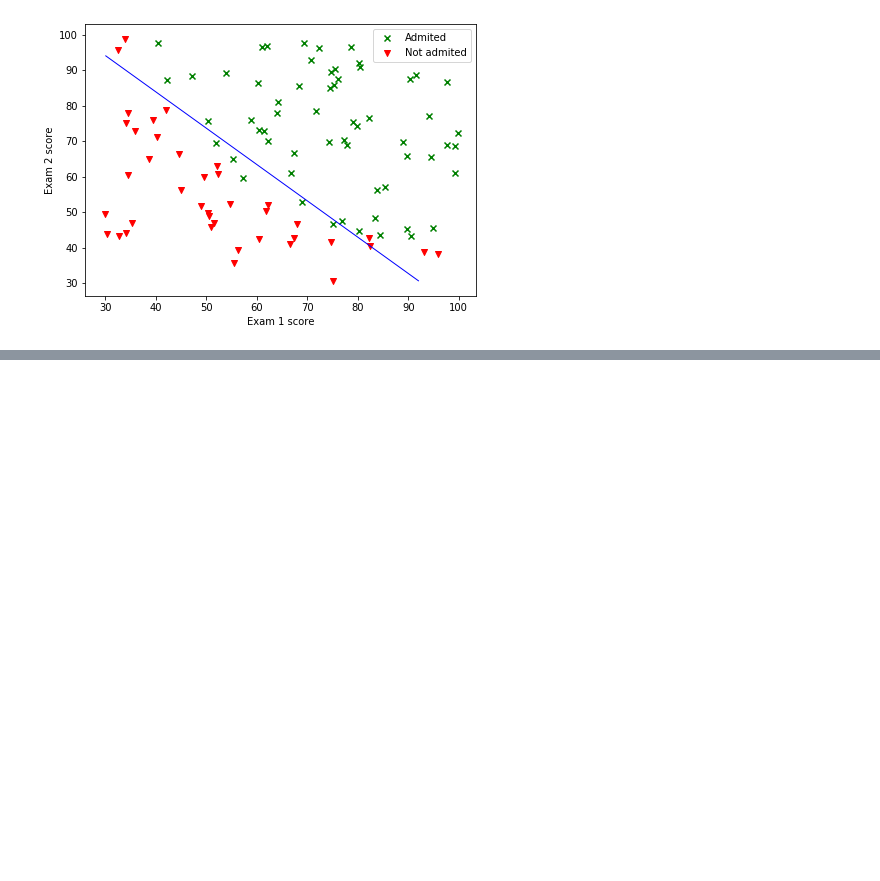
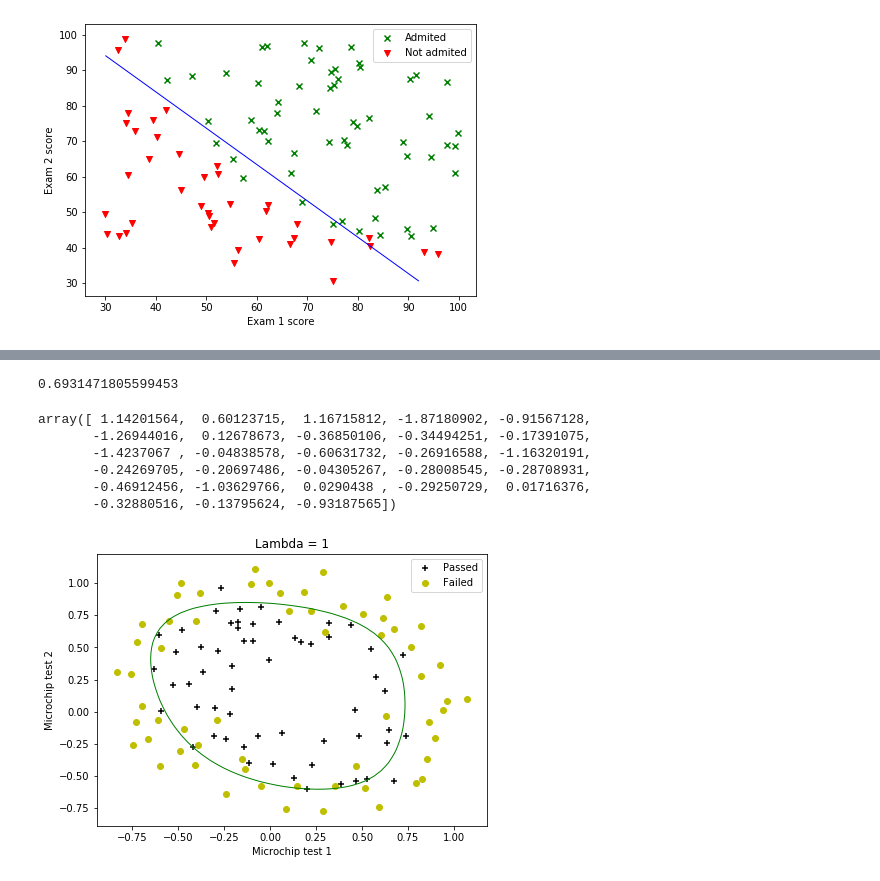
Before and after one commit to pablodll/Aprendizaje-Automatico, a Jupyter notebook: Practica2/Practica2.ipynb, the cells around one changed output, grey strips where cells are left out. Saved outputs shown, nothing was run; the diff lists cells and outputs as text; code cells hidden in the pictures; blank space fills up the shorter version.

```diff
--- a/Practica2/Practica2.ipynb
+++ b/Practica2/Practica2.ipynb
@@ -105,0 +182,59 @@ pinta_frontera_recta(theta_opt, X, Y)
+# %%
+def cost(Theta, X, Y, Lambda):
+    H = sigmoid(np.matmul(X, Theta))
+    aux = (-1 / len(X)) * ( np.matmul(np.log(H).T, Y) + np.matmul(np.log(1-H).T, (1-Y)))
+    regul = (Lambda/(2*len(X))) * np.sum(Theta**2)
+    return (aux + regul)
+
+def gradient(Theta, X, Y, Lambda):
+    H = sigmoid(np.matmul(X, Theta))
+    aux = np.matmul(X.T, H - Y) / len(X)
+    regul = (Lambda/len(X)) * Theta
+    return (aux + regul)
+# %%
+Theta = np.zeros(np.shape(X_poly[1]))
+Lambda = 1
+# %%
+print(cost(Theta, X_poly, Y, Lambda))
+# %% [output]
+0.6931471805599453
+# %%
+result = opt.fmin_tnc(func=cost, x0=Theta, fprime=gradient, args=(X_poly, Y, Lambda))
+theta_opt = result[0]
+theta_opt
+# %% [output]
+array([ 1.14201564,  0.60123715,  1.16715812, -1.87180902, -0.91567128,
+       -1.26944016,  0.12678673, -0.36850106, -0.34494251, -0.17391075,
+       -1.4237067 , -0.04838578, -0.60631732, -0.26916588, -1.16320191,
+       -0.24269705, -0.20697486, -0.04305267, -0.28008545, -0.28708931,
+       -0.46912456, -1.03629766,  0.0290438 , -0.29250729,  0.01716376,
+       -0.32880516, -0.13795624, -0.93187565])
+# %%
+def plot_decisionboundary(X, Y, theta, poly, Lambda):
+    plt.figure(figsize=(7,5))
+    plt.title('Lambda = {}'.format(Lambda))
+
+    x1_min, x1_max = X[:, 0].min(), X[:, 0].max()
+    x2_min, x2_max = X[:, 1].min(), X[:, 1].max()
+    xx1, xx2 = np.meshgrid(np.linspace(x1_min, x1_max), np.linspace(x2_min, x2_max))
+
+    h = sigmoid(poly.fit_transform(np.c_[xx1.ravel(), xx2.ravel()]).dot(theta))
+    h = h.reshape(xx1.shape)
+
+    plt.contour(xx1, xx2, h, [0.5], linewidths=1, colors='g')
+
+    pos = np.where(Y == 1)
+    plt.scatter(X[pos, 0], X[pos, 1], marker='+', c='k', label='Passed')
+
+    pos = np.where(Y == 0)
+    plt.scatter(X[pos, 0], X[pos, 1], marker='o', c='y', label='Failed')
+
+    plt.xlabel('Microchip test 1')
+    plt.ylabel('Microchip test 2')
+    plt.legend()
+    plt.savefig('Bou')
+    plt.show()
+
+plot_decisionboundary(X, Y, theta_opt, poly, Lambda)
+# %% [output]
+[figure, added]
```
Also changed, not shown: parts of 9 cells of this notebook, 2 other files.
